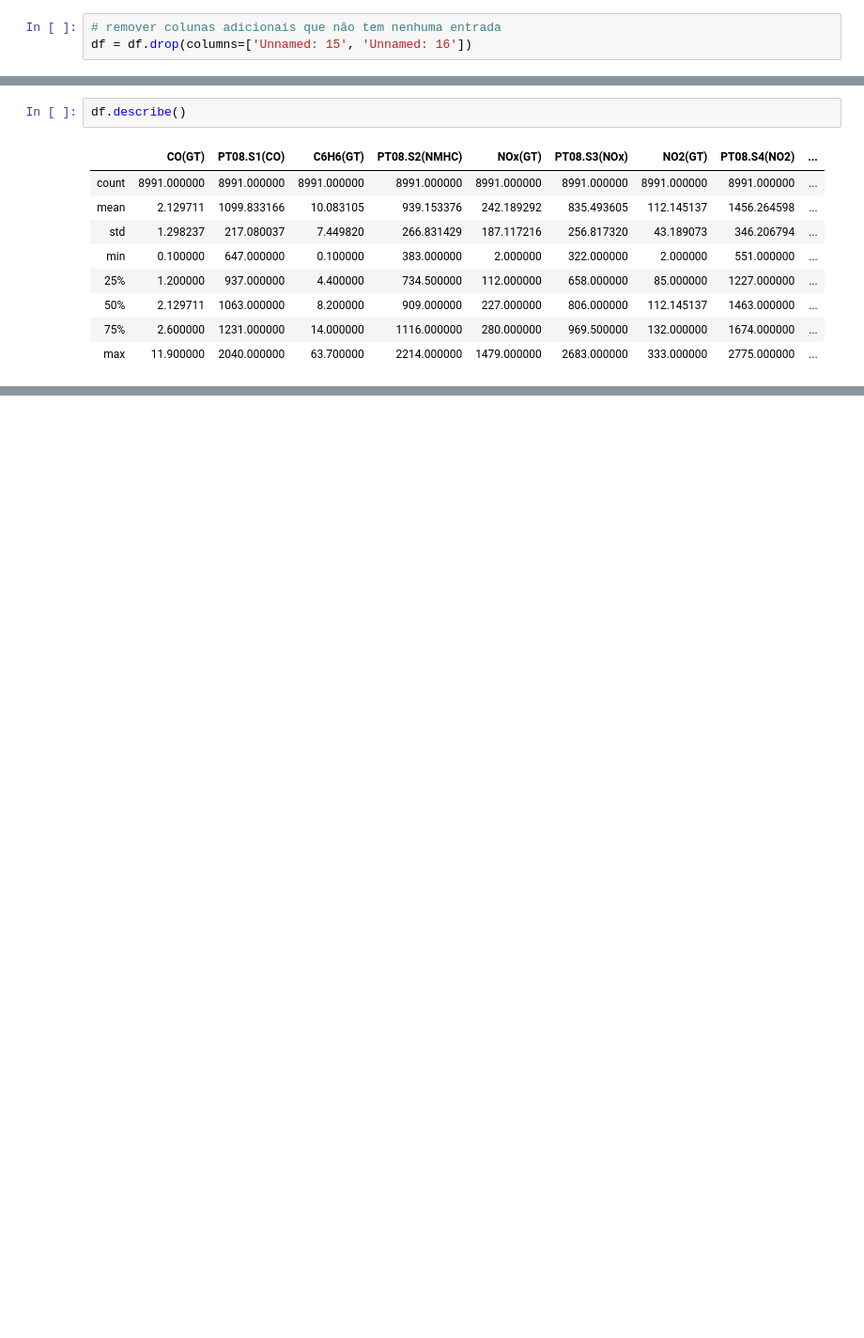
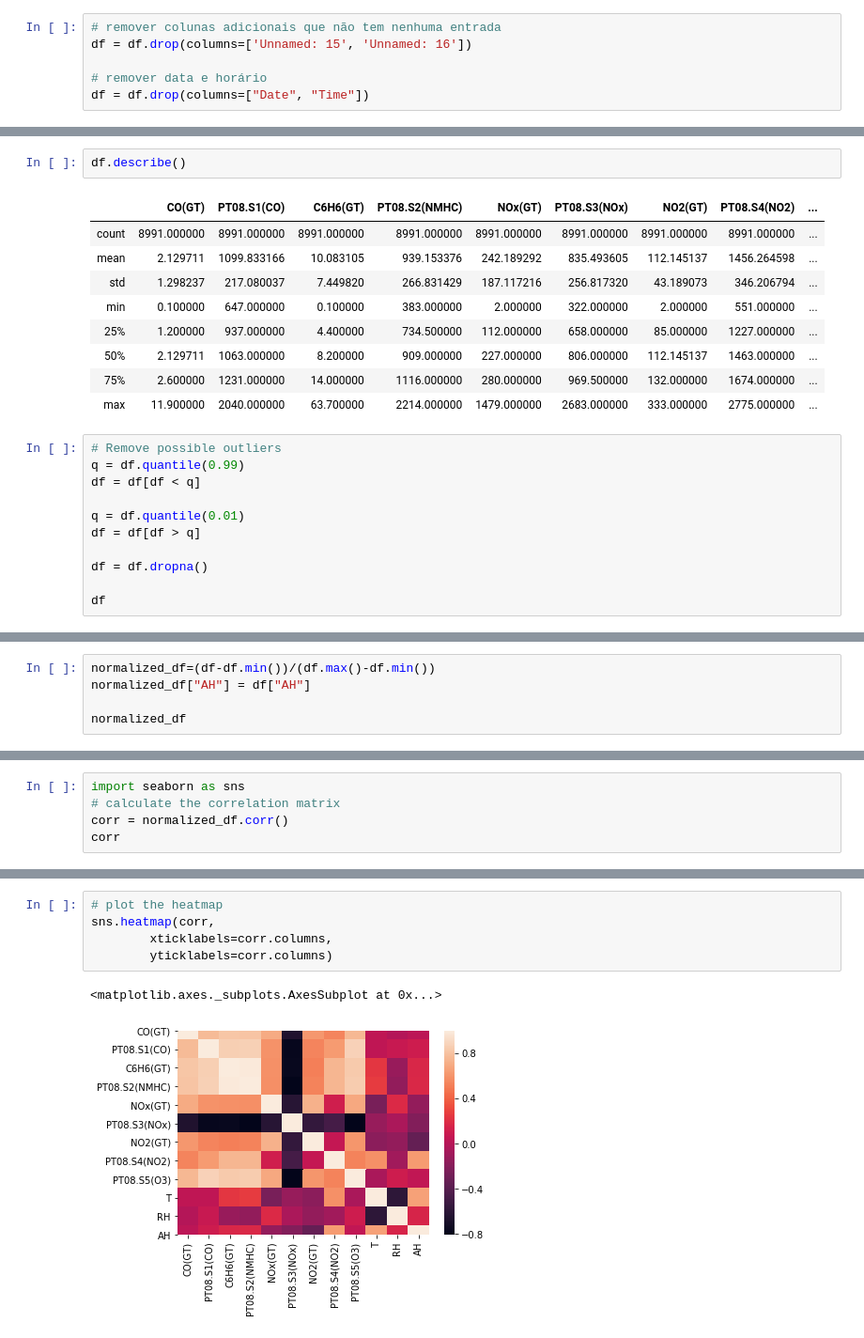
Before and after one commit to vccolombo/Air-Quality-Data-Analysis, a Jupyter notebook: air-quality.ipynb, the cells around one changed output, grey strips where cells are left out. Shown at 94% size. Saved outputs shown, nothing was run; the diff lists cells and outputs as text; blank space fills up the shorter version.

Commit message:
Remove outliers and normalize data

```diff
--- a/air-quality.ipynb
+++ b/air-quality.ipynb
@@ -53,6 +53,9 @@ memory usage: 1.2+ MB
 # %%
 # remover colunas adicionais que não tem nenhuma entrada
 df = df.drop(columns=['Unnamed: 15', 'Unnamed: 16'])
+
+# remover data e horário
+df = df.drop(columns=["Date", "Time"])
 # %%
 # descobrir quantos valores são nulos
 df.isnull().sum()
@@ -201,3 +194,14 @@ df.describe()
 | 50% | 2.129711 | 1063.000000 | 8.200000 | 909.000000 | 227.000000 | 806.000000 | 112.145137 | 1463.000000 | ... |
 | 75% | 2.600000 | 1231.000000 | 14.000000 | 1116.000000 | 280.000000 | 969.500000 | 132.000000 | 1674.000000 | ... |
 | max | 11.900000 | 2040.000000 | 63.700000 | 2214.000000 | 1479.000000 | 2683.000000 | 333.000000 | 2775.000000 | ... |
+# %%
+# Remove possible outliers
+q = df.quantile(0.99)
+df = df[df < q]
+
+q = df.quantile(0.01)
+df = df[df > q]
+
+df = df.dropna()
+
+df
@@ -203,0 +222,5 @@ df.describe()
+# %%
+normalized_df=(df-df.min())/(df.max()-df.min())
+normalized_df["AH"] = df["AH"]
+
+normalized_df
@@ -203,0 +241,5 @@ df.describe()
+# %%
+import seaborn as sns
+# calculate the correlation matrix
+corr = normalized_df.corr()
+corr
@@ -203,0 +260,8 @@ df.describe()
+# %%
+# plot the heatmap
+sns.heatmap(corr,
+        xticklabels=corr.columns,
+        yticklabels=corr.columns)
+# %% [output]
+<matplotlib.axes._subplots.AxesSubplot at 0x...>
+[figure, added]
```
Also changed, not shown: parts of 8 cells of this notebook.
